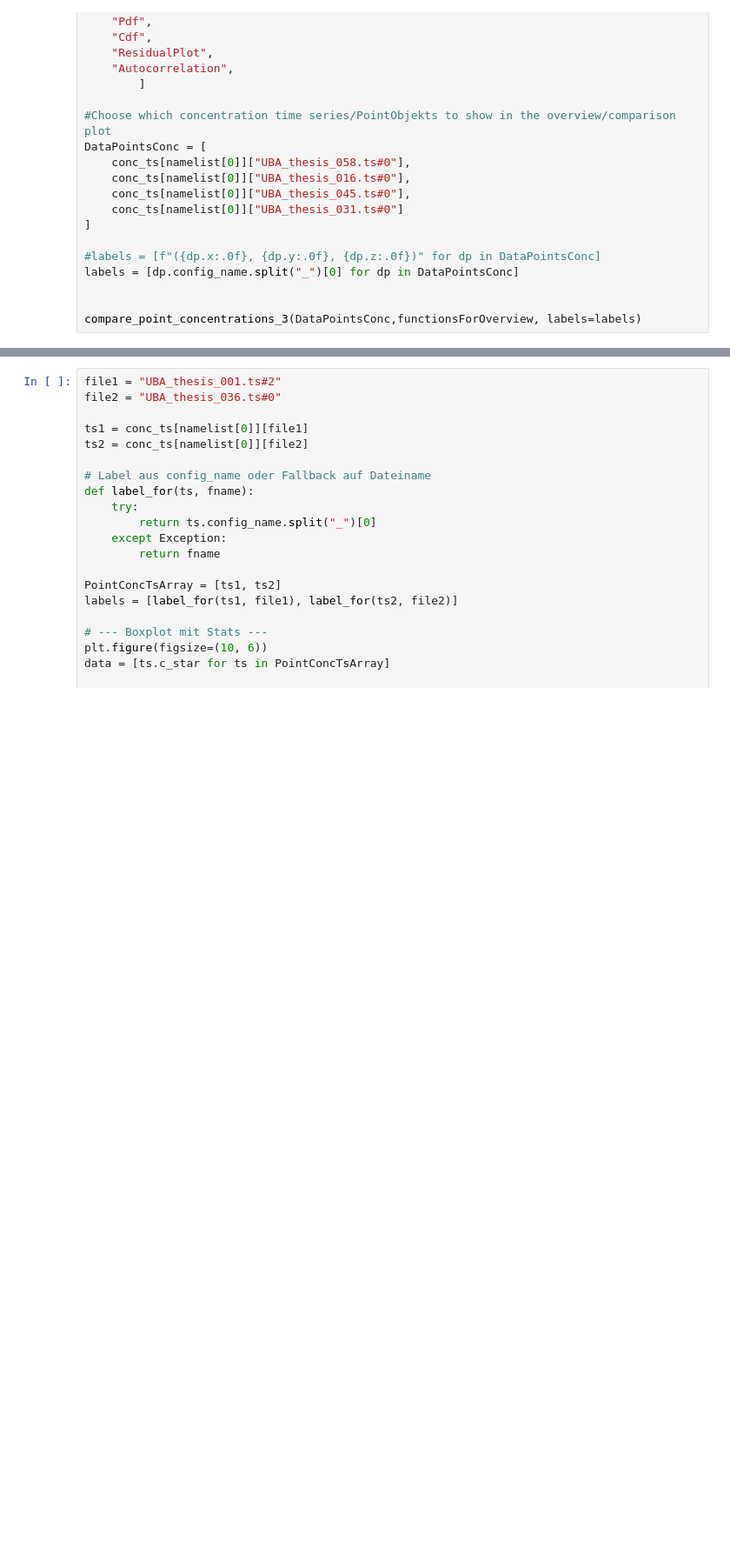
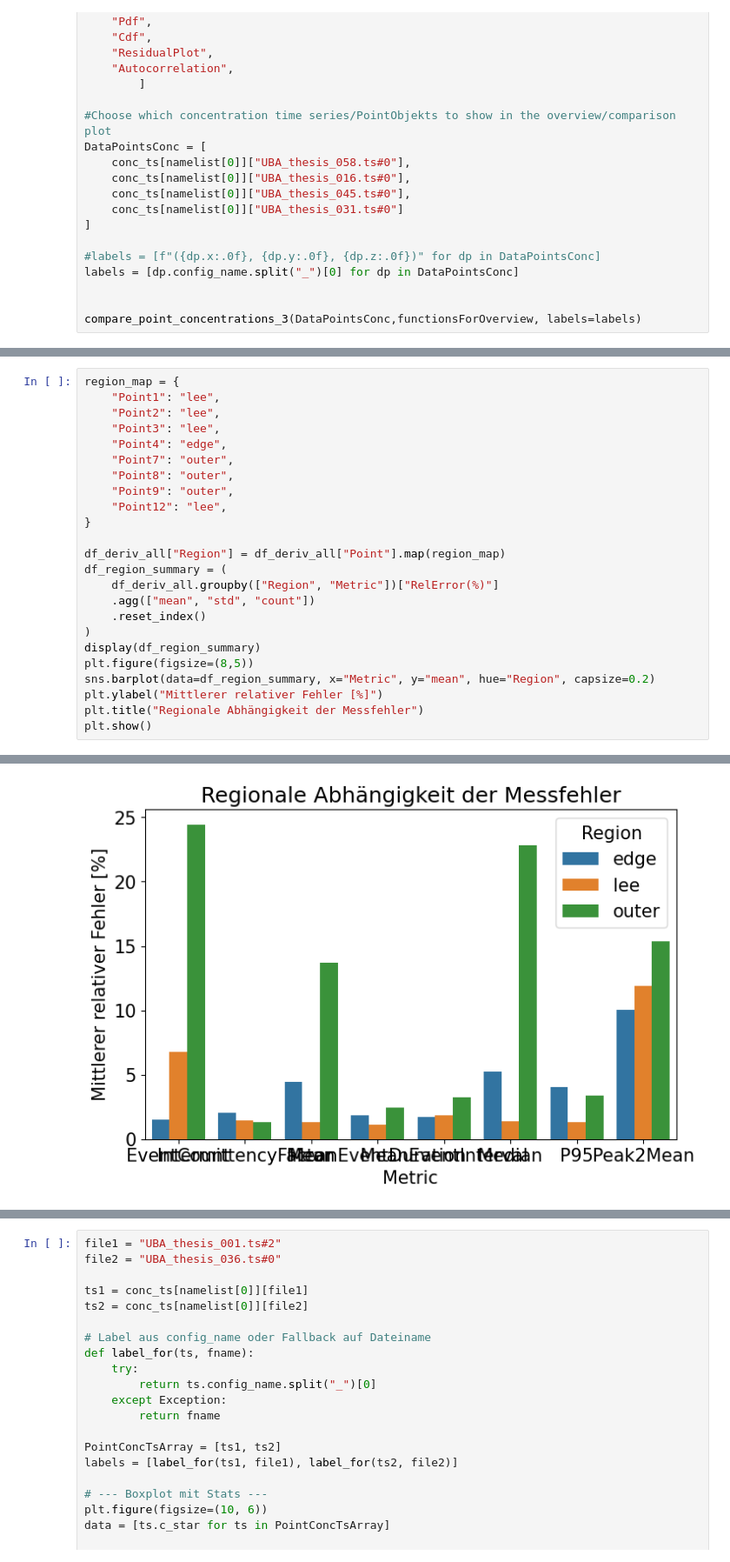
Before and after one commit to noradoralaexploradora/windtunnelsofware, a Jupyter notebook: DataAnalysis.ipynb, the cells around one changed output, grey strips where cells are left out. Shown at 87% size. Drawn from its saved outputs; the diff is of its cells as text; blank space fills up the shorter version.

```diff
--- a/DataAnalysis.ipynb
+++ b/DataAnalysis.ipynb
@@ -408,0 +802,25 @@ compare_point_concentrations_3(DataPointsConc,functionsForOverview, labels=label
+# %%
+region_map = {
+    "Point1": "lee",
+    "Point2": "lee",
+    "Point3": "lee",
+    "Point4": "edge",
+    "Point7": "outer",
+    "Point8": "outer",
+    "Point9": "outer",
+    "Point12": "lee",
+}
+
+df_deriv_all["Region"] = df_deriv_all["Point"].map(region_map)
+df_region_summary = (
+    df_deriv_all.groupby(["Region", "Metric"])["RelError(%)"]
+    .agg(["mean", "std", "count"])
+    .reset_index()
+)
+display(df_region_summary)
+plt.figure(figsize=(8,5))
+sns.barplot(data=df_region_summary, x="Metric", y="mean", hue="Region", capsize=0.2)
+plt.ylabel("Mittlerer relativer Fehler [%]")
+plt.title("Regionale Abhängigkeit der Messfehler")
+plt.show()
+# %% [output]
@@ -408,0 +844 @@ compare_point_concentrations_3(DataPointsConc,functionsForOverview, labels=label
+[figure, added]
```
Also changed, not shown: parts of 33 cells of this notebook.
